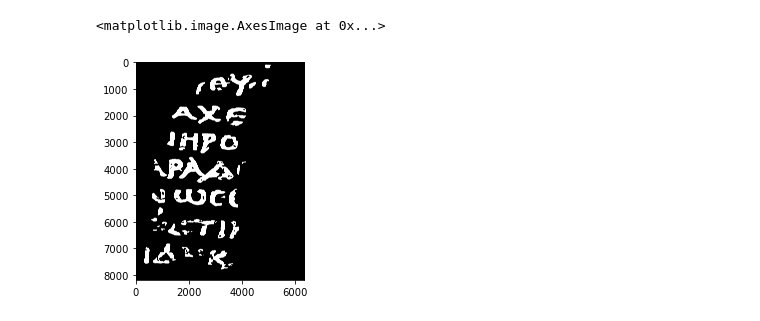
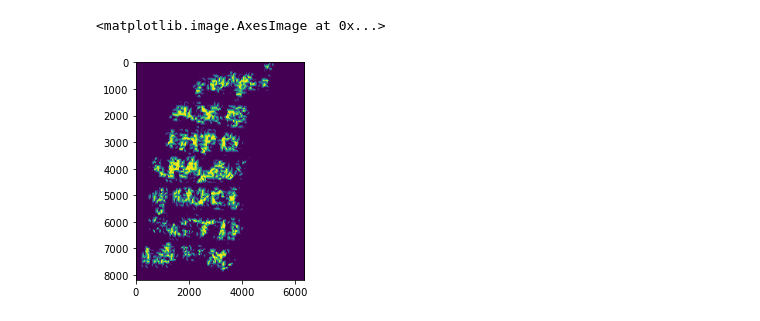
Before and after one commit to association-rosia/vesuvius-challenge, a Jupyter notebook: notebooks/1.0-lre-image-tiling-exploration.ipynb, the cells around one changed output. Cells and saved outputs as stored; diff of their text form; code cells hidden in the pictures.

```diff
--- a/notebooks/1.0-lre-image-tiling-exploration.ipynb
+++ b/notebooks/1.0-lre-image-tiling-exploration.ipynb
@@ -6,4 +7,4 @@ import cv2
 # %%
 image_path = '../data/raw/train/1/inklabels.png' # inklabels.png or mask.png
-tile_size = 2048
+tile_size = 256
 # %%
@@ -15,3 +17,9 @@ plt.imshow(image)
+# %%
+def rotate_image(image, angle):
+    image_center = tuple(np.array(image.shape[1::-1]) / 2)
+    rot_mat = cv2.getRotationMatrix2D(image_center, angle, 1.0)
+    result = cv2.warpAffine(image, rot_mat, image.shape[1::-1], flags=cv2.INTER_LINEAR)
+    return result
 # %%
 tiler = Tiler(data_shape=image.shape,
               tile_shape=(tile_size, tile_size, 3),
@@ -22,4 +30,13 @@ new_shape, padding = tiler.calculate_padding()
 tiler.recalculate(data_shape=new_shape)
 padded_image = np.pad(image, padding)
 
-merger = Merger(tiler)
+merger = Merger(tiler, window='triang')
+
+# for tile_id, tile in tiler(padded_image):
+#     plt.figure()
+#     plt.imshow(tile)
+
+for tile_id, tile in tiler(padded_image):
+    angle = random.randint(0, 180)
+    tile = rotate_image(tile, angle)
+    merger.add(tile_id, tile)
@@ -49,5 +43,6 @@ merge_image = merger.merge(extra_padding=padding, dtype=image.dtype)
-# %%
-plt.imshow(merge_image)
-# %% [output]
-<matplotlib.image.AxesImage at 0x...>
-[figure, removed]
+# %%
+merged_image = merger.merge(extra_padding=padding)
+plt.imshow(merged_image)
+# %% [output]
+<matplotlib.image.AxesImage at 0x...>
+[figure, added]
```
Also changed, not shown: parts of 4 cells of this notebook, 3 other files.
